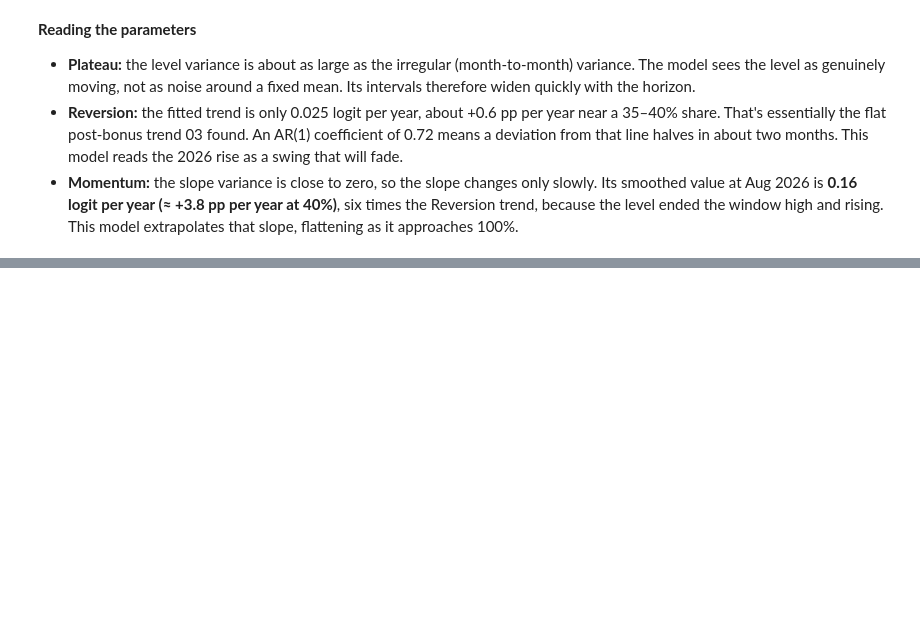
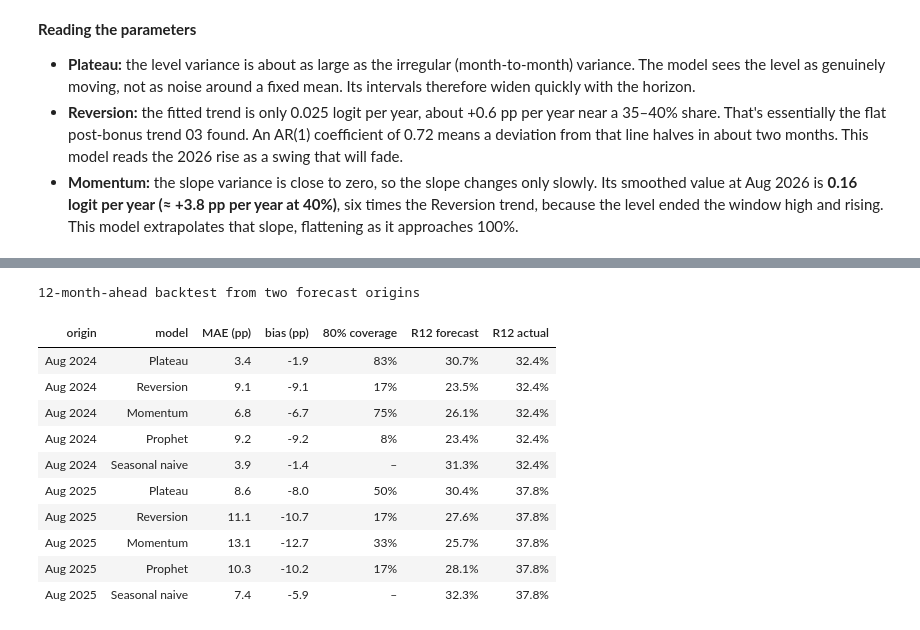
Before and after one commit to suv999/sweden-ev-adoption, a Jupyter notebook: notebooks/04_forecast.ipynb, the cells around one changed output, grey strips where cells are left out. Drawn from its saved outputs; the diff is of its cells as text; code cells hidden in the pictures; blank space fills up the shorter version.

```diff
--- a/notebooks/04_forecast.ipynb
+++ b/notebooks/04_forecast.ipynb
@@ -178,0 +194,41 @@ Key parameters, fitted on Jan 2023 – Aug 2026
+# %%
+def backtest(origin):
+    train, test = pv.loc[T0:origin], pv.loc[origin + pd.offsets.MonthBegin(1):origin + pd.DateOffset(months=12)]
+    paths = simulate(fit_models(train), len(train), test.index)
+    paths["Prophet"] = prophet_paths(train, test.index)
+    paths["Seasonal naive"] = pv.share.shift(12).loc[test.index].to_numpy()[:, None]
+    actual_r12 = test.bev.sum() / test.total.sum()
+    rows, medians = [], {}
+    for k, p in paths.items():
+        med = np.median(p, axis=1)
+        lo, hi = np.percentile(p, [10, 90], axis=1)
+        r12_paths = (p * test.total.to_numpy()[:, None]).sum(axis=0) / test.total.sum()
+        rows.append({"origin": f"{origin:%b %Y}", "model": k,
+                     "MAE (pp)": np.abs(med - test.share).mean() * 100,
+                     "bias (pp)": (med - test.share).mean() * 100,
+                     "80% coverage": np.nan if p.shape[1] == 1 else ((test.share >= lo) & (test.share <= hi)).mean(),
+                     "R12 forecast": np.median(r12_paths), "R12 actual": actual_r12})
+        medians[k] = pd.Series(med, index=test.index)
+    return pd.DataFrame(rows), medians
+
+
+bt = {}
+for origin in [pd.Timestamp("2024-08-01"), pd.Timestamp("2025-08-01")]:
+    bt[origin] = backtest(origin)
+res = pd.concat([r for r, _ in bt.values()])
+res.style.format({"MAE (pp)": "{:.1f}", "bias (pp)": "{:+.1f}", "80% coverage": "{:.0%}", "R12 forecast": "{:.1%}",
+                  "R12 actual": "{:.1%}"}, na_rep="–").hide(axis="index") \
+   .set_caption("12-month-ahead backtest from two forecast origins")
+# %% [output]
+12-month-ahead backtest from two forecast origins
+| origin | model | MAE (pp) | bias (pp) | 80% coverage | R12 forecast | R12 actual |
+| Aug 2024 | Plateau | 3.4 | -1.9 | 83% | 30.7% | 32.4% |
+| Aug 2024 | Reversion | 9.1 | -9.1 | 17% | 23.5% | 32.4% |
+| Aug 2024 | Momentum | 6.8 | -6.7 | 75% | 26.1% | 32.4% |
+| Aug 2024 | Prophet | 9.2 | -9.2 | 8% | 23.4% | 32.4% |
+| Aug 2024 | Seasonal naive | 3.9 | -1.4 | – | 31.3% | 32.4% |
+| Aug 2025 | Plateau | 8.6 | -8.0 | 50% | 30.4% | 37.8% |
+| Aug 2025 | Reversion | 11.1 | -10.7 | 17% | 27.6% | 37.8% |
+| Aug 2025 | Momentum | 13.1 | -12.7 | 33% | 25.7% | 37.8% |
+| Aug 2025 | Prophet | 10.3 | -10.2 | 17% | 28.1% | 37.8% |
+| Aug 2025 | Seasonal naive | 7.4 | -5.9 | – | 32.3% | 37.8% |
```
Also changed, not shown: parts of 3 cells of this notebook.
